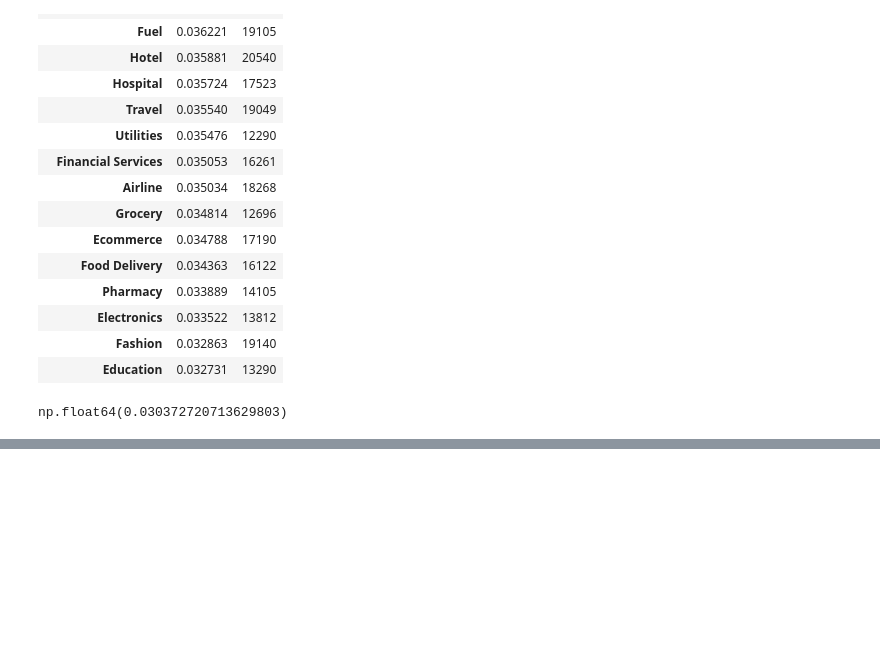
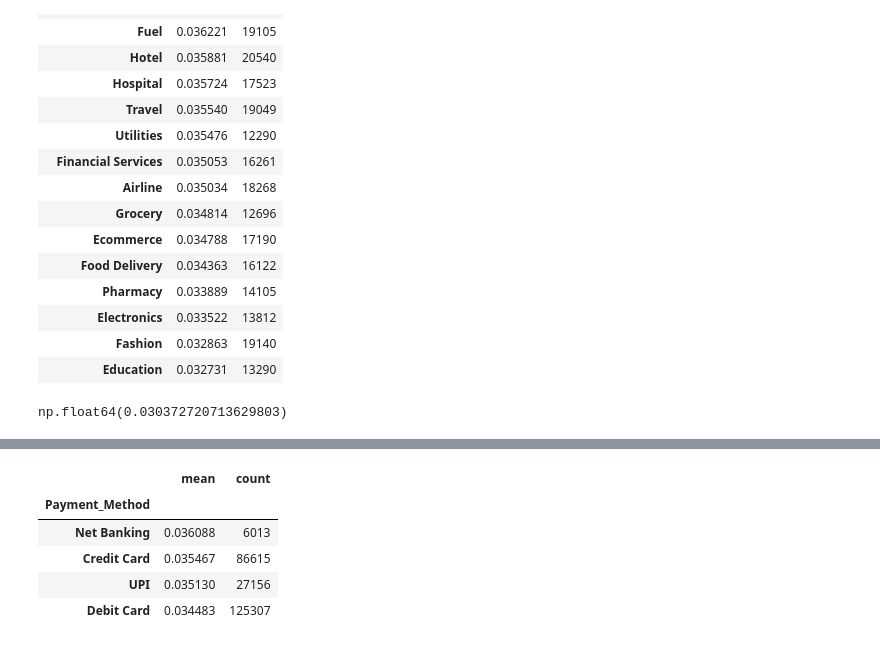
Before and after one commit to Kanjerih/Indian-Financial-Fraud, a Jupyter notebook: Indian-Financial-Fraud.ipynb, the cells around one changed output, grey strips where cells are left out. Saved outputs shown, nothing was run; the diff lists cells and outputs as text; code cells hidden in the pictures; blank space fills up the shorter version.

```diff
--- a/Indian-Financial-Fraud.ipynb
+++ b/Indian-Financial-Fraud.ipynb
@@ -433,0 +468,9 @@ np.float64(0.030372720713629803)
+# %%
+active_df.groupby('Payment_Method')['Fraud_Flag'].agg(['mean', 'count']).sort_values(by='mean', ascending=False)
+# %% [output]
+|  | mean | count |
+| Payment_Method |  |  |
+| Net Banking | 0.036088 | 6013 |
+| Credit Card | 0.035467 | 86615 |
+| UPI | 0.035130 | 27156 |
+| Debit Card | 0.034483 | 125307 |
```
Also changed, not shown: parts of 7 cells of this notebook.
